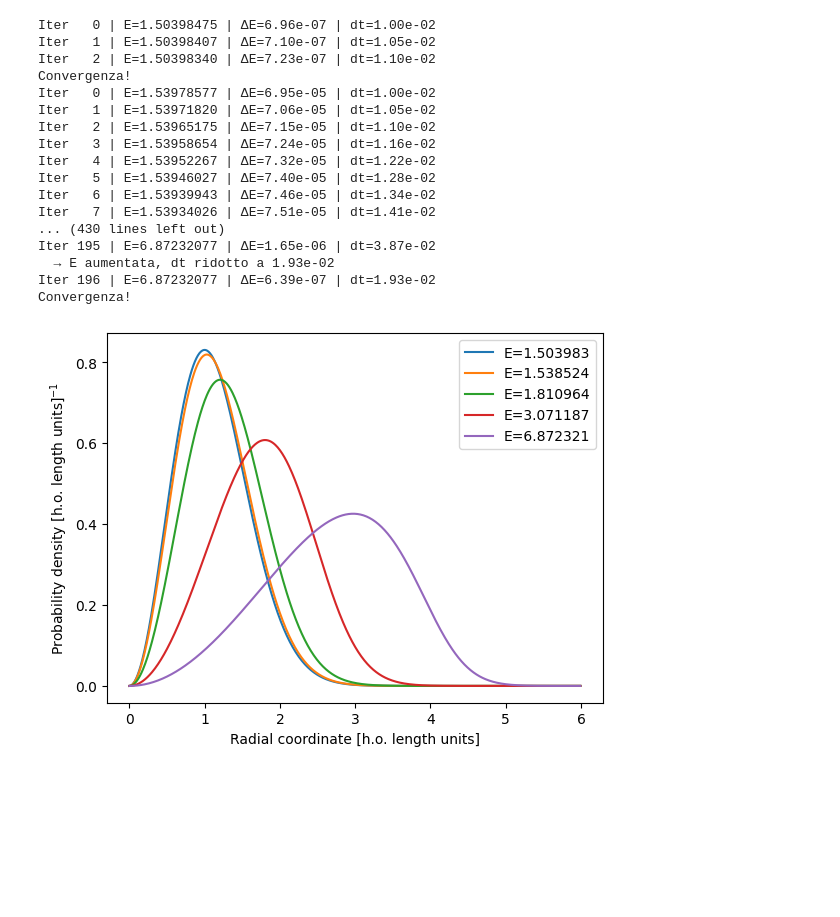
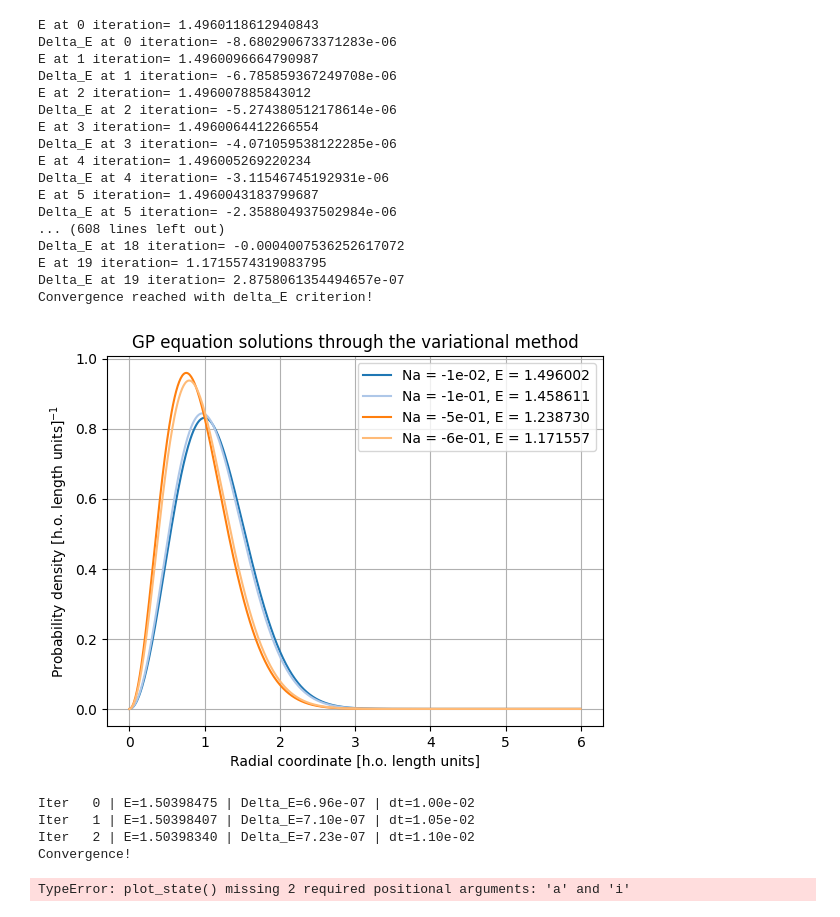
Before and after one commit to ihategoto/physipy, a Jupyter notebook: physipy/notebooks/GP variational.ipynb, the cells around one changed output. Cells and saved outputs as stored; diff of their text form; code cells hidden in the pictures; blank space fills up the shorter version.

```diff
--- a/physipy/notebooks/GP variational.ipynb
+++ b/physipy/notebooks/GP variational.ipynb
@@ -244,66 +232,68 @@ Convergence reached with delta_E criterion!
+# %%
+first_guess=np.zeros(40)
+first_guess[0]=1
+mixing=0.1
+j=0
+for a in [-1e-5, -1e-4, -0.5e-3, -0.6e-3]:
+    #if abs(a)>0.5e-3:
+    #    mixing=0.01
+    iterative_GP_coeff_mixing(first_guess,mixing,0.5,1e3,a,1001,1e-6,j)
+    j=j+1
+# %% [output]
+E at 0 iteration= 1.4960118612940843
+Delta_E at 0 iteration= -8.680290673371283e-06
+E at 1 iteration= 1.4960096664790987
+Delta_E at 1 iteration= -6.785859367249708e-06
+E at 2 iteration= 1.496007885843012
+Delta_E at 2 iteration= -5.274380512178614e-06
+E at 3 iteration= 1.4960064412266554
+Delta_E at 3 iteration= -4.071059538122285e-06
+E at 4 iteration= 1.496005269220234
+Delta_E at 4 iteration= -3.11546745192931e-06
+E at 5 iteration= 1.4960043183799687
+Delta_E at 5 iteration= -2.358804937502984e-06
+... (608 lines left out)
+Delta_E at 18 iteration= -0.0004007536252617072
+E at 19 iteration= 1.1715574319083795
+Delta_E at 19 iteration= 2.8758061354494657e-07
+Convergence reached with delta_E criterion!
+[figure, added]
 # %%
 def imaginary_time_GP(first_guess, nu, N, a, N_iterations, delta_E_stop, dt=1e-2):
     psi = first_guess.copy().astype(float)
     psi /= np.linalg.norm(psi)
     E_old = np.inf
-
     for i in range(N_iterations):
         H = hamiltonian(psi, psi, 1.0, nu, N, a)
-
         psi_new = psi - dt * (H @ psi)
         psi_new /= np.linalg.norm(psi_new)
-
         E, E_difference = true_energy(psi_new, N, a, np.dot(psi_new, H @ psi_new))
-
-        print(f"Iter {i:3d} | E={E:.8f} | ΔE={E_difference:.2e} | dt={dt:.2e}")
-
+        print(f"Iter {i:3d} | E={E:.8f} | Delta_E={E_difference:.2e} | dt={dt:.2e}")
         if E > E_old + 1e-10:
             dt *= 0.5
-            print(f"  → E aumentata, dt ridotto a {dt:.2e}")
+            print(f"E increased, dt reduced to {dt:.2e}")
             psi_new = psi
         else:
             dt *= 1.05
             dt = min(dt, 1e-1)
-
-        #if i % 10 == 0:
-        #    plot_state(psi_new, E)
-
         if abs(E_difference) < delta_E_stop and i>1:
-            print("Convergenza!")
+            print("Convergence!")
             plot_state(psi_new, E)
             break
-
         psi = psi_new
         E_old = E
-
     else:
-        print("Convergenza non raggiunta.")
-
+        print("Convergence failed")
     return E, psi
 
-# Chiamata
 first_guess = np.zeros(30)
 first_guess[0]=1
 
-
 for a in [1e-5,1e-4,1e-3,1e-2,1e-1]:
     imaginary_time_GP(first_guess,0.5,1e3,a,301,1e-6)
 # %% [output]
-Iter   0 | E=1.50398475 | ΔE=6.96e-07 | dt=1.00e-02
-Iter   1 | E=1.50398407 | ΔE=7.10e-07 | dt=1.05e-02
-Iter   2 | E=1.50398340 | ΔE=7.23e-07 | dt=1.10e-02
-Convergenza!
-Iter   0 | E=1.53978577 | ΔE=6.95e-05 | dt=1.00e-02
-Iter   1 | E=1.53971820 | ΔE=7.06e-05 | dt=1.05e-02
-Iter   2 | E=1.53965175 | ΔE=7.15e-05 | dt=1.10e-02
-Iter   3 | E=1.53958654 | ΔE=7.24e-05 | dt=1.16e-02
-Iter   4 | E=1.53952267 | ΔE=7.32e-05 | dt=1.22e-02
-Iter   5 | E=1.53946027 | ΔE=7.40e-05 | dt=1.28e-02
-Iter   6 | E=1.53939943 | ΔE=7.46e-05 | dt=1.34e-02
-Iter   7 | E=1.53934026 | ΔE=7.51e-05 | dt=1.41e-02
-... (430 lines left out)
-Iter 195 | E=6.87232077 | ΔE=1.65e-06 | dt=3.87e-02
-  → E aumentata, dt ridotto a 1.93e-02
-Iter 196 | E=6.87232077 | ΔE=6.39e-07 | dt=1.93e-02
-Convergenza!
+Iter   0 | E=1.50398475 | Delta_E=6.96e-07 | dt=1.00e-02
+Iter   1 | E=1.50398407 | Delta_E=7.10e-07 | dt=1.05e-02
+Iter   2 | E=1.50398340 | Delta_E=7.23e-07 | dt=1.10e-02
+Convergence!
-[figure, removed]
+TypeError: plot_state() missing 2 required positional arguments: 'a' and 'i'
```
Also changed, not shown: parts of 5 cells of this notebook.
